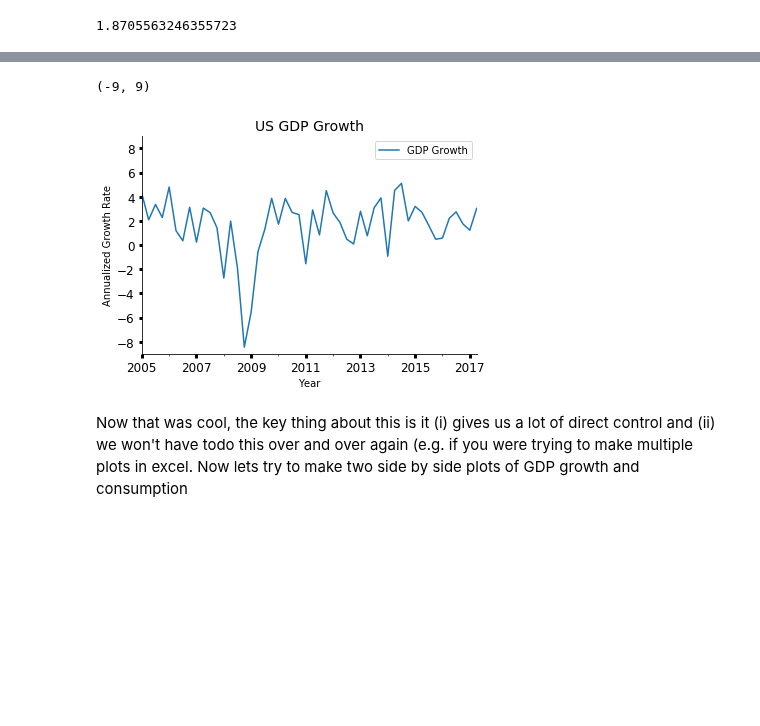
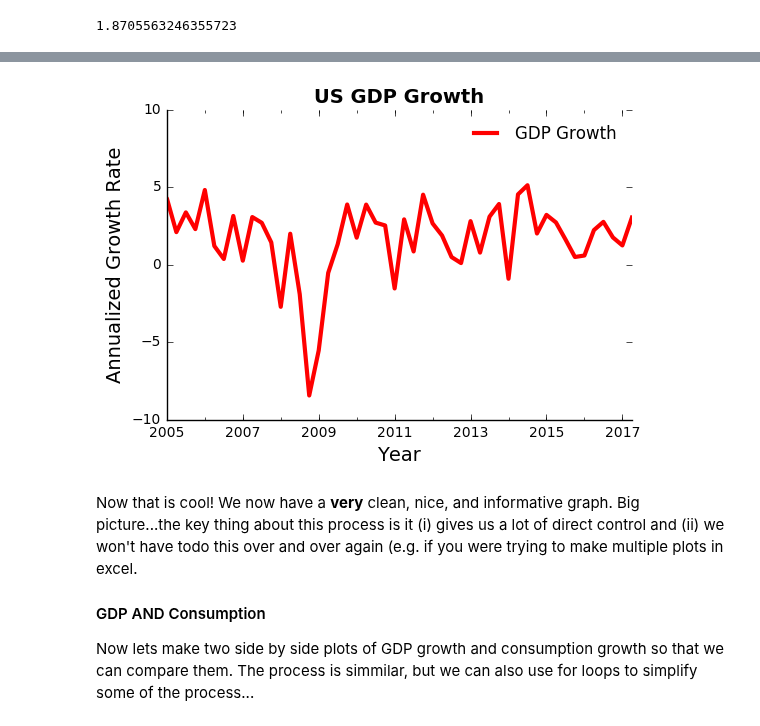
Before and after one commit to mwaugh0328/Data_Bootcamp_Fall_2017, a Jupyter notebook: data_bootcamp_1023/intro_matplotlib.ipynb, the cells around one changed output, grey strips where cells are left out. Drawn from its saved outputs; the diff is of its cells as text; code cells hidden in the pictures; blank space fills up the shorter version.

```diff
--- a/data_bootcamp_1023/intro_matplotlib.ipynb
+++ b/data_bootcamp_1023/intro_matplotlib.ipynb
@@ -20,4 +20,4 @@ import matplotlib.pyplot as plt
 - The fith line then tells jupyter to plot stuff within everything.
 # %%
 start = dt.datetime(2000,1,1)
-codes = ["GDPC1", "PCECC96"]
+codes = ["GDPC1", "PCECC96", "GPDIC1", "GCEC1","EXPGSC1","IMPGSC1"]
@@ -27,6 +28,8 @@ codes = ["GDPC1", "PCECC96"]
 # %%
 usdata = data.DataReader(codes, "fred", start)
-usdata.columns = ["gdp", "cons"]
+usdata.columns = ["gdp", "cons","invs", "gov", "exp", "imp"]
 usdata["cons_share"] = usdata.cons / usdata.gdp
+usdata["nx"] = usdata.exp - usdata.imp
+usdata["stat_des"] = (usdata.gdp - usdata.cons - usdata.invs - usdata.gov - usdata.nx)/usdata.gdp
 usdata.head()
 # %% [output]
@@ -42,2 +47,8 @@ I want to express and plot stuff as growth rates, so I'm going to create a new c
-# %%
-usdata[["gdp_growth", "cons_growth"]] = 100*4*usdata[["gdp","cons"]].pct_change()
+# %%
+var_list = ["gdp", "cons","invs", "gov", "nx"]
+
+for var in var_list:
+    new_name = var + "_growth"
+    usdata[new_name] = 100*4*usdata[var].pct_change()
+
+usdata.head()
@@ -50,22 +130,34 @@ First, the book talks through other approaches to using matplotlib. The approach
 # %%
 fig, ax = plt.subplots()
 
-usdata.gdp_growth.plot(ax = ax) # So this ploted gdp growth using the axes generated above....
-ax.set_title("US GDP Growth", fontsize = 14) # Set the legend...
-ax.set_xlim(dt.datetime(2005,1,1)) # Set the time frame, note that the index is a date time, so to specify where to start
+usdata.gdp_growth.plot(ax = ax, color = 'r', linewidth = 3.0)
+
+# HERE I'm changing the color and the thickness of the line...
+
+ax.set_title("US GDP Growth", fontsize = 14, fontweight = "bold") # Sets the title
+ax.set_ylabel("Annualized Growth Rate", fontsize = 14,) # The ylable
+ax.set_xlabel("Year", fontsize = 14,) # the xlable
+
+ax.set_ylim(-10,10) # This sets the y-limits
+
+ax.legend(["GDP Growth"],frameon=False) # The legend, without a box...
+
+##################################################################################
+# This is the new stuff...
+
+ax.set_xlim(dt.datetime(2005,1,1)) # Set the time frame, note that the index is a
+                                   # date time, so to specify where to start
                                    # I just used the dateime functionality....
 
-ax.tick_params(labelcolor = "k", width = 3, labelsize = "12") # This will set the ticks and lables with them...
-ax.legend(["GDP Growth"]) # Creates a legend and the ti
-ax.set_ylabel("Annualized Growth Rate")
-ax.set_xlabel("Year")
+ax.spines["right"].set_visible(False) # This removes the ``spines'', just the right and top
+ax.spines["top"].set_visible(False) # ones...
 
-ax.spines["right"].set_visible(False)
-ax.spines["top"].set_visible(False)
-
-ax.set_ylim(-9,9)
+plt.show()
 # %% [output]
-(-9, 9)
-[figure, old version]
+[figure, new version]
 # %% [markdown]
-Now that was cool, the key thing about this is it (i) gives us a lot of direct control and (ii) we won't have todo this over and over again (e.g. if you were trying to make multiple plots in excel. Now lets try to make two side by side plots of GDP growth and consumption
+Now that is cool! We now have a **very** clean, nice, and informative graph. Big picture...the key thing about this process is it (i) gives us a lot of direct control and (ii) we won't have todo this over and over again (e.g. if you were trying to make multiple plots in excel.
+
+#### GDP AND Consumption
+
+Now lets make two side by side plots of GDP growth and consumption growth so that we can compare them. The process is simmilar, but we can also use for loops to simplify some of the process...
```
Also changed, not shown: parts of 23 cells of this notebook.
